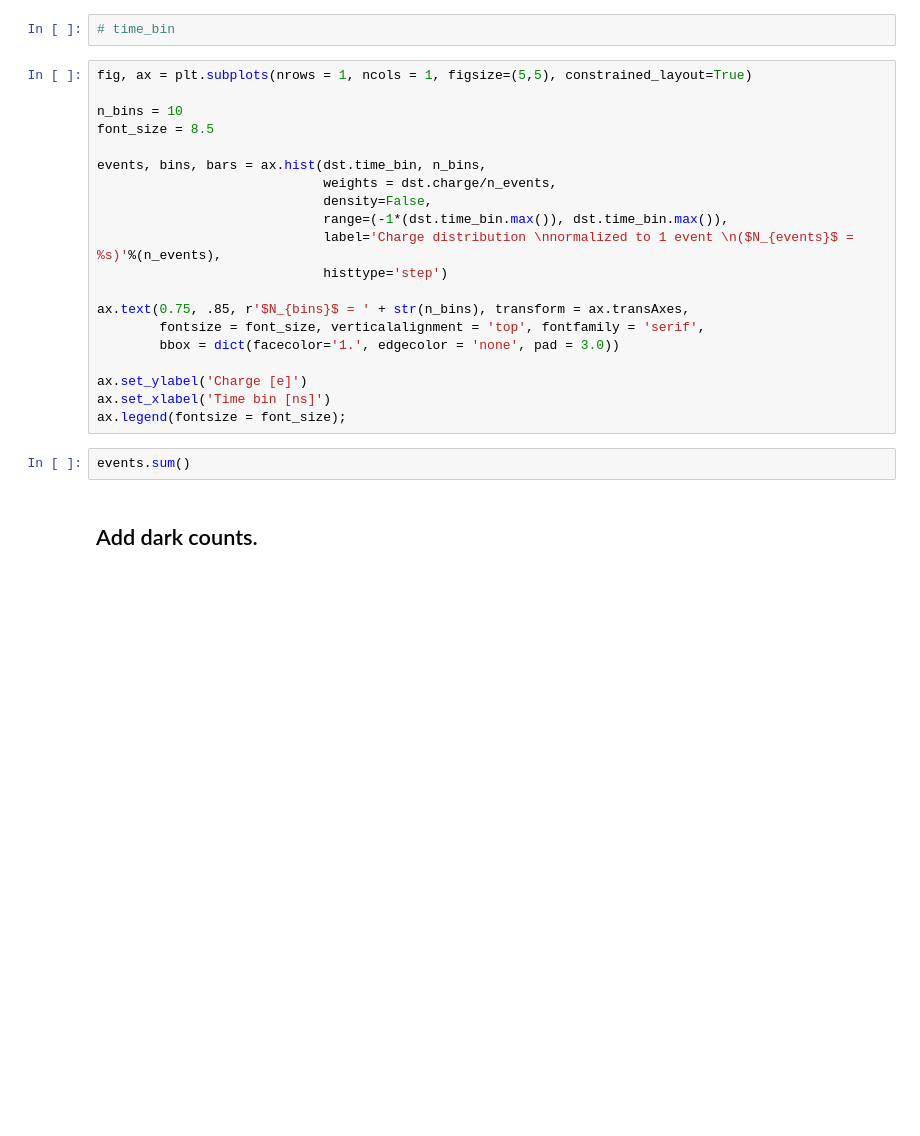
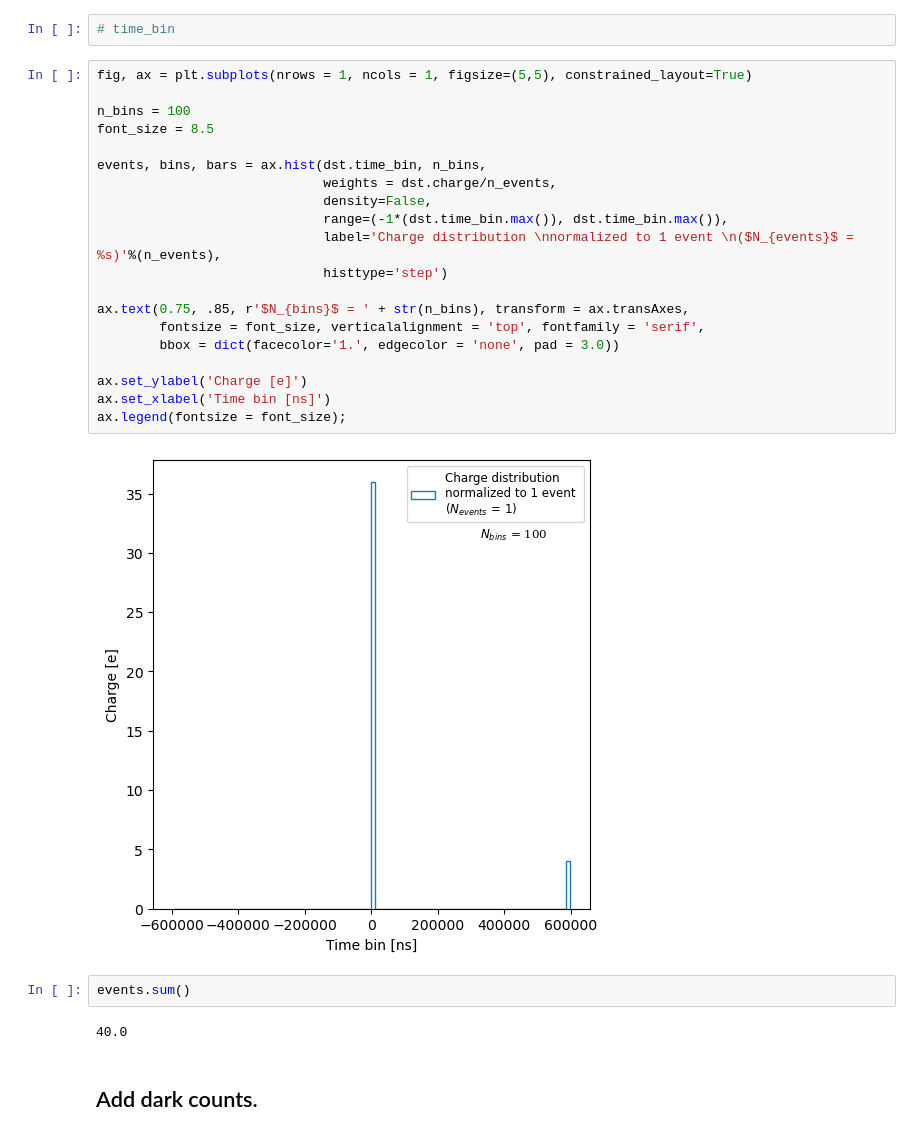
Before and after one commit to mariandbt/python, a Jupyter notebook: notebooks/20230921_NEXT100_fullKr_fiberBarrel.ipynb, the cells around one changed output. Saved outputs shown, nothing was run; the diff lists cells and outputs as text; blank space fills up the shorter version.

```diff
--- a/notebooks/20230921_NEXT100_fullKr_fiberBarrel.ipynb
+++ b/notebooks/20230921_NEXT100_fullKr_fiberBarrel.ipynb
@@ -277,25 +445,29 @@ n_events = dst.event_id.max() + 1
 # %%
 fig, ax = plt.subplots(nrows = 1, ncols = 1, figsize=(5,5), constrained_layout=True)
 
-n_bins = 10
+n_bins = 100
 font_size = 8.5
 
 events, bins, bars = ax.hist(dst.time_bin, n_bins,
                              weights = dst.charge/n_events,
                              density=False,
                              range=(-1*(dst.time_bin.max()), dst.time_bin.max()),
                              label='Charge distribution \nnormalized to 1 event \n($N_{events}$ = %s)'%(n_events),
                              histtype='step')
 
 ax.text(0.75, .85, r'$N_{bins}$ = ' + str(n_bins), transform = ax.transAxes,
         fontsize = font_size, verticalalignment = 'top', fontfamily = 'serif',
         bbox = dict(facecolor='1.', edgecolor = 'none', pad = 3.0))
 
 ax.set_ylabel('Charge [e]')
 ax.set_xlabel('Time bin [ns]')
 ax.legend(fontsize = font_size);
+# %% [output]
+[figure, added]
 # %%
 events.sum()
+# %% [output]
+40.0
 # %% [markdown]
 <h2> Add dark counts. </h2>
 # %% [markdown]
```
Also changed, not shown: parts of 24 cells of this notebook.
